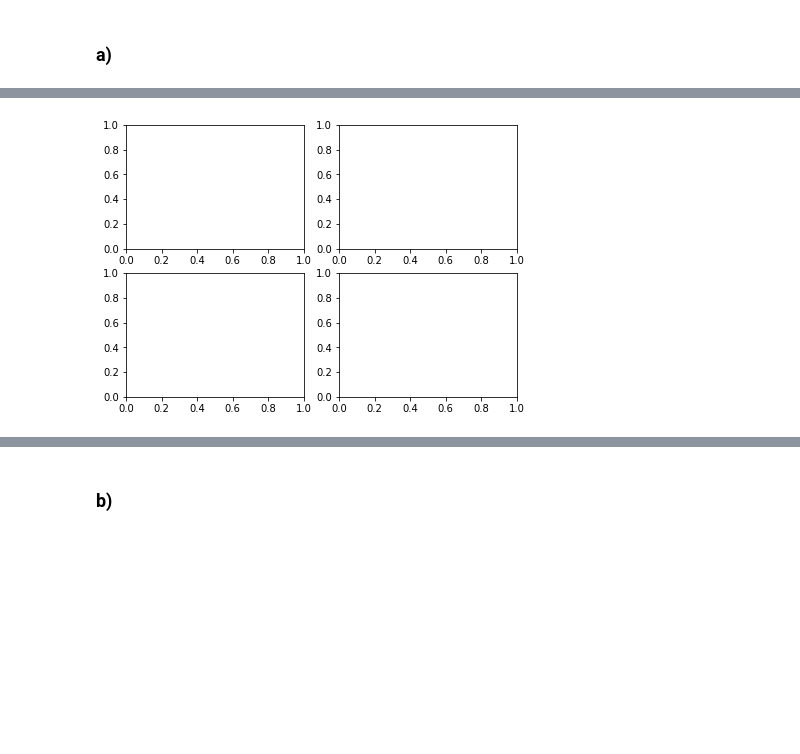
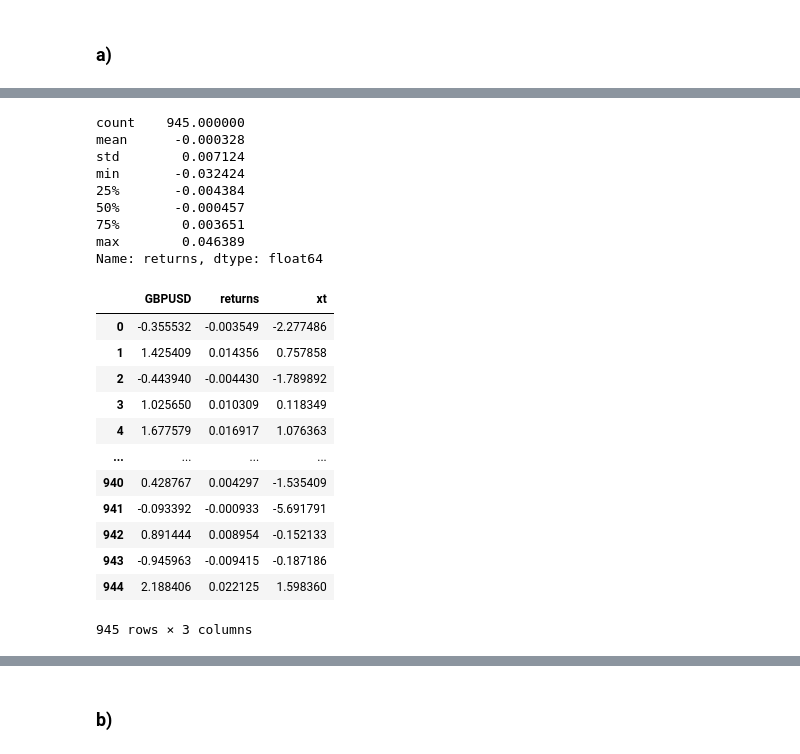
Before and after one commit to siemfenne/timeseriesmodels-vu, a Jupyter notebook: part2.ipynb, the cells around one changed output, grey strips where cells are left out. Cells and saved outputs as stored; diff of their text form; code cells hidden in the pictures; blank space fills up the shorter version.

```diff
--- a/part2.ipynb
+++ b/part2.ipynb
@@ -21,15 +18,27 @@ df.describe()
-# %%
-fig, axs = plt.subplots(2,2, figsize=(7,5))
-# upper left
-ax = axs[0,0]
-
-# lower left
-ax = axs[1,0]
-
-# upper right
-ax = axs[0,1]
-
-# lower right
-ax = axs[1,1]
-# %% [output]
-[figure, removed]
+# %%
+df['returns'] = np.exp(df['GBPUSD']/100) - 1
+print(df['returns'].describe())
+df
+# %% [output]
+count    945.000000
+mean      -0.000328
+std        0.007124
+min       -0.032424
+25%       -0.004384
+50%       -0.000457
+75%        0.003651
+max        0.046389
+Name: returns, dtype: float64
+|  | GBPUSD | returns | xt |
+| 0 | -0.355532 | -0.003549 | -2.277486 |
+| 1 | 1.425409 | 0.014356 | 0.757858 |
+| 2 | -0.443940 | -0.004430 | -1.789892 |
+| 3 | 1.025650 | 0.010309 | 0.118349 |
+| 4 | 1.677579 | 0.016917 | 1.076363 |
+| ... | ... | ... | ... |
+| 940 | 0.428767 | 0.004297 | -1.535409 |
+| 941 | -0.093392 | -0.000933 | -5.691791 |
+| 942 | 0.891444 | 0.008954 | -0.152133 |
+| 943 | -0.945963 | -0.009415 | -0.187186 |
+| 944 | 2.188406 | 0.022125 | 1.598360 |
+945 rows × 3 columns
```
Also changed, not shown: parts of 3 cells of this notebook.
